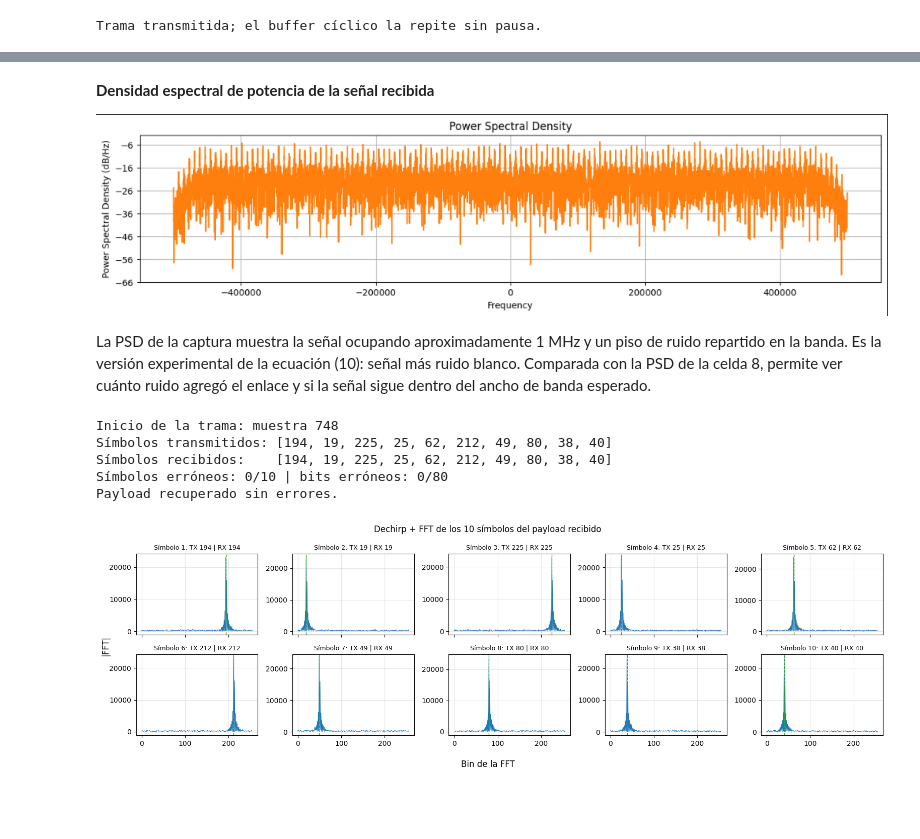
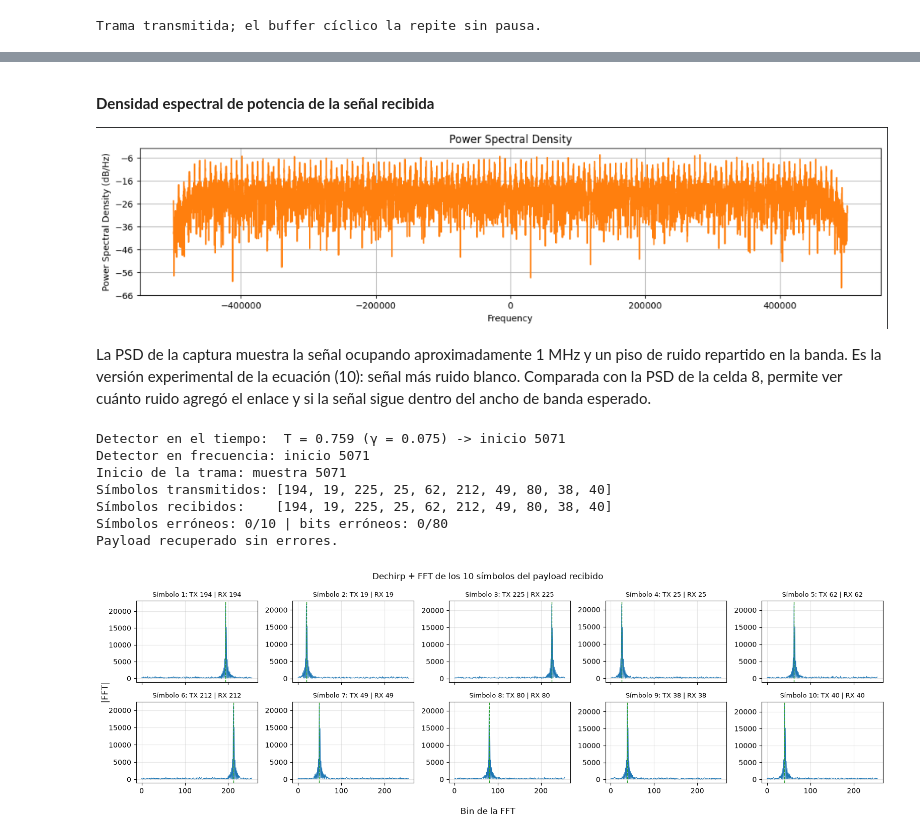
Before and after one commit to vicartu26/Testigos_de_Vangelista, a Jupyter notebook: tp_final_sdr.ipynb, the cells around one changed output, grey strips where cells are left out. Cells and saved outputs as stored; diff of their text form; code cells hidden in the pictures; blank space fills up the shorter version.

```diff
--- a/tp_final_sdr.ipynb
+++ b/tp_final_sdr.ipynb
@@ -334,0 +630,22 @@ El receptor no sabe en qué momento empieza cada trama, así que la busca compar
+# %%
+# DETECCIÓN — 7. Las 8 ventanas del bloque que cumplió el criterio
+b = int(np.argmax(coincidencias))
+bloque = bins[b: b + 8]
+bin_pre = int(np.bincount(bloque).argmax())
+f_khz = np.fft.fftshift(np.fft.fftfreq(M, 1 / SamplingRate)) / 1e3
+fig, ejes = plt.subplots(2, 4, figsize=(15, 5.5), sharey=True)
+for j, eje in enumerate(ejes.ravel()):
+    v = b + j
+    igual = bins[v] == bin_pre
+    eje.plot(f_khz, np.fft.fftshift(espectro_f[v]), color="teal" if igual else "C3", linewidth=0.9)
+    eje.set_title(f"Ventana {v}: bin {bins[v]}" + ("" if igual else "  (distinto)"), fontsize=10)
+    eje.grid(alpha=0.3)
+for eje in ejes[1]:
+    eje.set_xlabel("frecuencia [kHz]")
+for eje in ejes[:, 0]:
+    eje.set_ylabel("|FFT|")
+f_pico = f_khz[np.fft.fftshift(np.arange(M)) == bin_pre][0]
+fig.suptitle(f"Detección del preámbulo: {int(np.sum(bloque == bin_pre))} de 8 ventanas con el pico en el "
+             f"bin {bin_pre} ({f_pico:.0f} kHz), SNR = −10 dB", fontweight="bold")
+fig.tight_layout()
+plt.show()
@@ -392,19 +729,27 @@ plotSpect(captura, SamplingRate)
 # %% [markdown]
+<a id="psd-rx"></a>
+
 **Densidad espectral de potencia de la señal recibida**
 
 ![Figura](attachment:figura_sdr_psd.png)
 
 La PSD de la captura muestra la señal ocupando aproximadamente 1 MHz y un piso de ruido repartido en la banda. Es la versión experimental de la ecuación (10): señal más ruido blanco. Comparada con la PSD de la celda 8, permite ver cuánto ruido agregó el enlace y si la señal sigue dentro del ancho de banda esperado.
 # %%
-# RECEPTOR — 3. Demodulación del payload de la captura
-# Usa la captura del bloque "RECEPTOR — 1" (dos tramas). La trama se repite cada
-# largo_trama muestras, así que el inicio se lleva a la primera copia (módulo
-# largo_trama): de esa forma el payload siempre entra completo en la captura.
+# RECEPTOR — 3. Detección y demodulación del payload de la captura
+# Usa la captura del bloque "RECEPTOR — 1" (dos tramas) y los dos detectores de la
+# sección DETECCIÓN. El inicio se busca entre 0 y L - 1: así el payload siempre entra
+# completo en la captura.
 largo_trama = longitud_trama()
 largo_preambulo = longitud_preambulo()
 
-correlacion_rx = detectar_frecuencia(captura)["correlacion"]
-inicio_rx = int(np.argmax(correlacion_rx)) % largo_trama
+inicio_t, T_rx = detector_tiempo(captura, gamma)
+inicio_f, _, _ = detector_frecuencia(captura)
+print(f"Detector en el tiempo:  T = {T_rx:.3f} (γ = {gamma:.3f}) -> "
+      f"{'inicio ' + str(inicio_t) if inicio_t >= 0 else 'no hay trama'}")
+print(f"Detector en frecuencia: {'inicio ' + str(inicio_f) if inicio_f >= 0 else 'no hay trama'}")
+inicio_rx = inicio_t if inicio_t >= 0 else inicio_f
+if inicio_rx < 0:
+    raise RuntimeError("Ningún detector encontró la trama en la captura.")
 comienzo_payload = inicio_rx + largo_preambulo
 payload_rx = captura[comienzo_payload: comienzo_payload + n_simbolos * M]
 
@@ -414,33 +759,35 @@ bits_rx = (simbolos_rx[:, None] >> np.arange(SF)) & 1     # ecuación (1) invert
 errores_simbolo = int(np.count_nonzero(simbolos_rx != simbolos_payload))
 errores_bit = int(np.count_nonzero(bits_rx != bits_payload))
 print(f"Inicio de la trama: muestra {inicio_rx}")
 print(f"Símbolos transmitidos: {simbolos_payload.tolist()}")
 print(f"Símbolos recibidos:    {simbolos_rx.tolist()}")
 print(f"Símbolos erróneos: {errores_simbolo}/{n_simbolos} | "
       f"bits erróneos: {errores_bit}/{n_simbolos * SF}")
 print("Payload recuperado sin errores." if errores_simbolo == 0
       else "El payload llegó con errores.")
 
 # Espectro de cada símbolo después del dechirp: el pico es el símbolo decidido.
 espectros_rx = np.abs(np.fft.fft(payload_rx.reshape(n_simbolos, M)
                                  * down_chirp_demod(M), axis=1))
 fig, ejes = plt.subplots(2, 5, figsize=(16, 5), sharex=True)
 for i, eje in enumerate(ejes.ravel()):
     eje.plot(espectros_rx[i], linewidth=0.8)
     eje.axvline(simbolos_payload[i], color="C2", linestyle="--", linewidth=1)
     eje.set_title(f"Símbolo {i + 1}: TX {simbolos_payload[i]} | RX {simbolos_rx[i]}",
                   fontsize=9)
     eje.grid(alpha=0.3)
 fig.supxlabel("Bin de la FFT")
 fig.supylabel("|FFT|")
 fig.suptitle("Dechirp + FFT de los 10 símbolos del payload recibido")
 fig.tight_layout()
 plt.show()
 # %% [output]
-Inicio de la trama: muestra 748
+Detector en el tiempo:  T = 0.759 (γ = 0.075) -> inicio 5071
+Detector en frecuencia: inicio 5071
+Inicio de la trama: muestra 5071
 Símbolos transmitidos: [194, 19, 225, 25, 62, 212, 49, 80, 38, 40]
 Símbolos recibidos:    [194, 19, 225, 25, 62, 212, 49, 80, 38, 40]
 Símbolos erróneos: 0/10 | bits erróneos: 0/80
 Payload recuperado sin errores.
-[figure, old version]
+[figure, new version]
 # %% [markdown]
```
Also changed, not shown: parts of 47 cells of this notebook.
